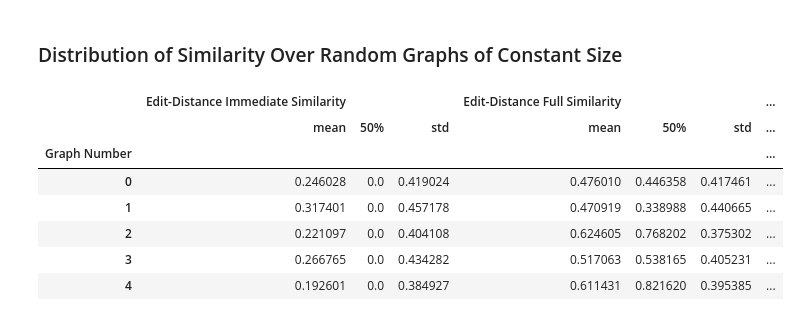
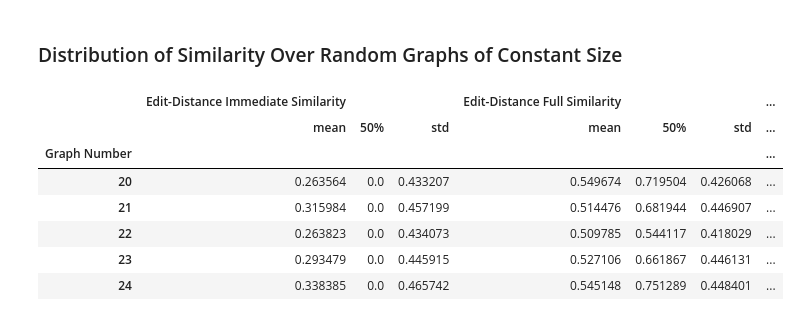
Before and after one commit to nico-espinosadice/abductive-theory, a Jupyter notebook: Python Files/exploratory-data-analysis.ipynb, the cells around one changed output. Cells and saved outputs as stored; diff of their text form; code cells hidden in the pictures.

```diff
--- a/Python Files/exploratory-data-analysis.ipynb
+++ b/Python Files/exploratory-data-analysis.ipynb
@@ -89,16 +91,16 @@ plt.show()
 ### Distribution of Similarity Over Random Graphs of Constant Size
 # %%
 dist = pd.read_csv("Experiment - Similarity Distribution/Data/sim-dist-25-40-60.csv", header=[0, 1], index_col=[0])
-dist.head()
+dist.tail()
 # %% [output]
 |  | Edit-Distance Immediate Similarity |  |  | Edit-Distance Full Similarity |  |  | ... |
 |  | mean | 50% | std | mean | 50% | std | ... |
 | Graph Number |  |  |  |  |  |  | ... |
-| 0 | 0.246028 | 0.0 | 0.419024 | 0.476010 | 0.446358 | 0.417461 | ... |
-| 1 | 0.317401 | 0.0 | 0.457178 | 0.470919 | 0.338988 | 0.440665 | ... |
-| 2 | 0.221097 | 0.0 | 0.404108 | 0.624605 | 0.768202 | 0.375302 | ... |
-| 3 | 0.266765 | 0.0 | 0.434282 | 0.517063 | 0.538165 | 0.405231 | ... |
-| 4 | 0.192601 | 0.0 | 0.384927 | 0.611431 | 0.821620 | 0.395385 | ... |
+| 20 | 0.263564 | 0.0 | 0.433207 | 0.549674 | 0.719504 | 0.426068 | ... |
+| 21 | 0.315984 | 0.0 | 0.457199 | 0.514476 | 0.681944 | 0.446907 | ... |
+| 22 | 0.263823 | 0.0 | 0.434073 | 0.509785 | 0.544117 | 0.418029 | ... |
+| 23 | 0.293479 | 0.0 | 0.445915 | 0.527106 | 0.661867 | 0.446131 | ... |
+| 24 | 0.338385 | 0.0 | 0.465742 | 0.545148 | 0.751289 | 0.448401 | ... |
 # %%
 main_col_list = list({col_pair[0] for col_pair in dist.columns})
 mean_data = {}
```
Also changed, not shown: parts of 7 cells of this notebook, 8 other files.
